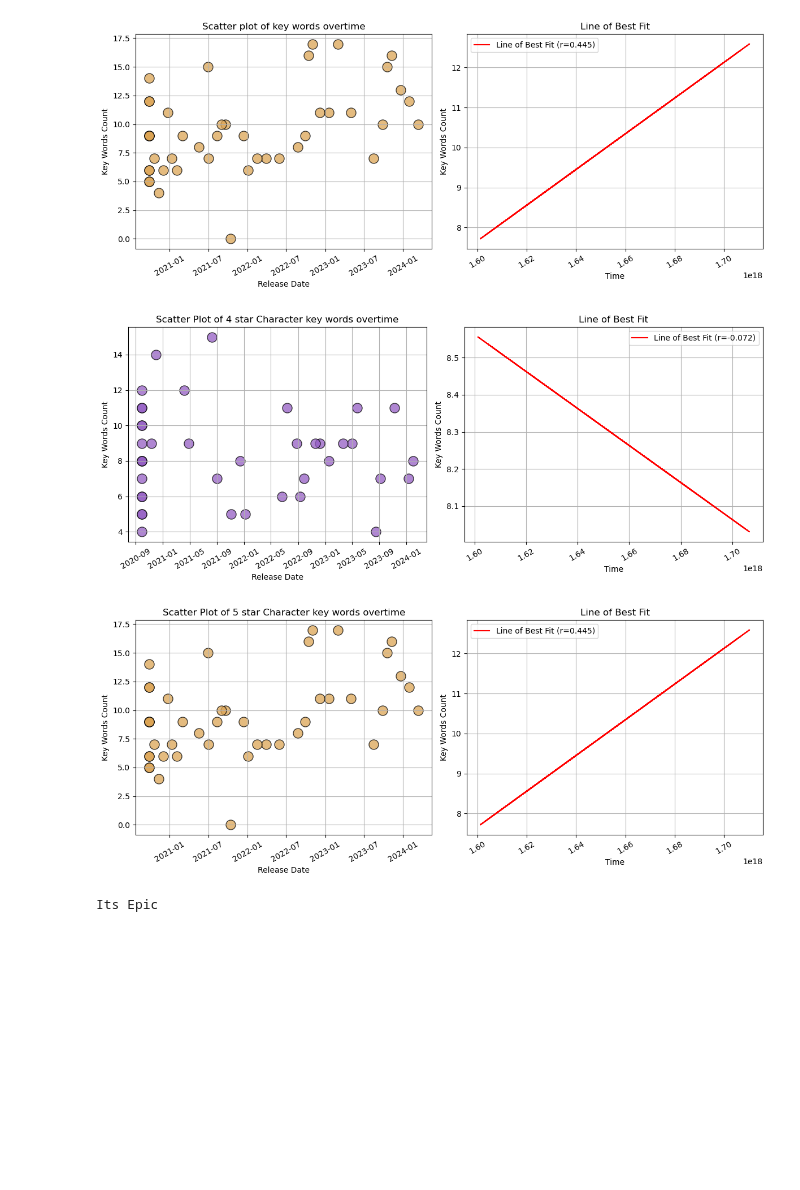
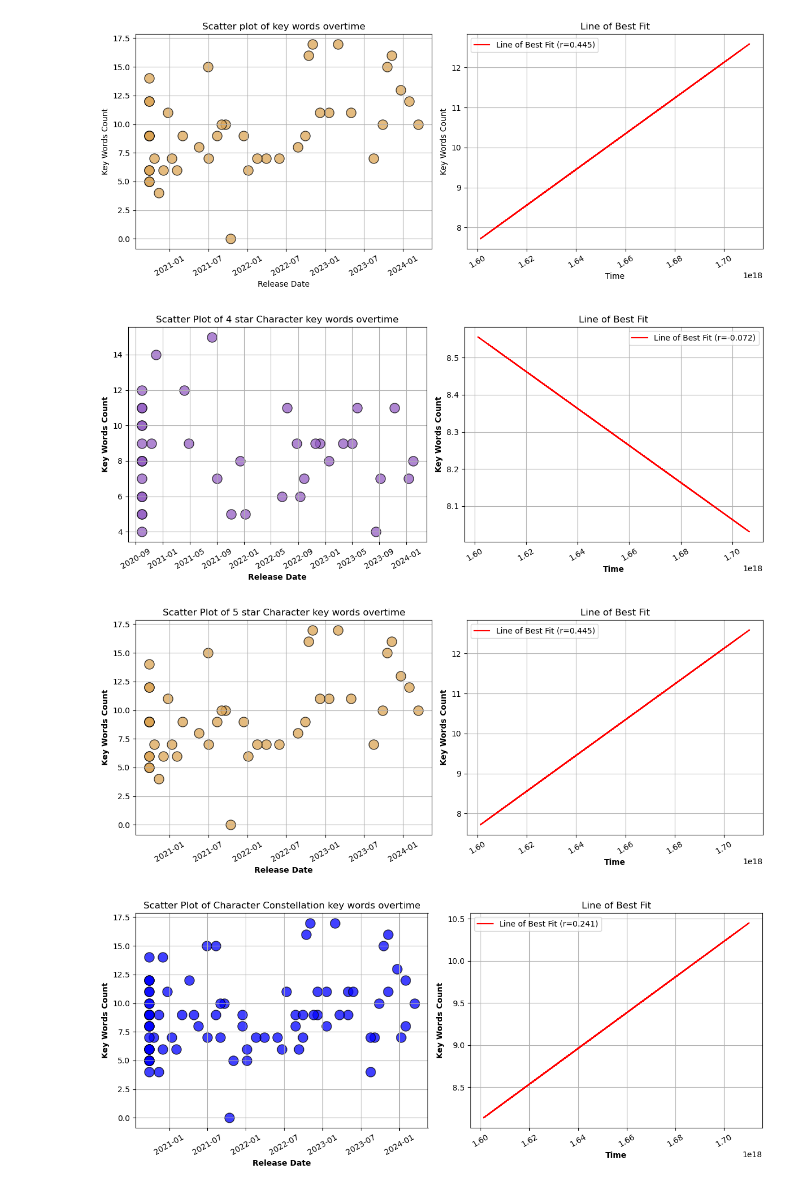
Before and after one commit to igntobias/BEE2041_Project, a Jupyter notebook: BEE_2041_Project_Pandas_File.ipynb, the cells around one changed output. Saved outputs shown, nothing was run; the diff lists cells and outputs as text; code cells hidden in the pictures; blank space fills up the shorter version.

```diff
--- a/BEE_2041_Project_Pandas_File.ipynb
+++ b/BEE_2041_Project_Pandas_File.ipynb
@@ -92,3 +88,11 @@ def count_target_words(Input, Target):
                 count += 1
 
     return count
+# %%
+#Modifying df1 to have compatible constellation descriptions
+
+df1['Constellation Desc'] = df1['Constellation Description'].replace(".", "").replace('(', "").replace(')', "")
+df1['Constellation Desc'] = df1['Constellation Desc'].apply(lambda x: x.lower())
+#df1 = df1.drop(columns = ['Constellation Description'])
+
+df1
@@ -378,14 +405,14 @@ def get_keyword_count_graph(dataframe):
 # %%
 get_keyword_count_graph(df2_Epic)
 get_keyword_count_graph(df2_Legendary)
+get_keyword_count_graph(df1)
 # %% [output]
-[figure, old version]
+[figure, new version]
-[figure, old version]
+[figure, new version]
+[figure, added]
 # %%
-if df2_Epic['Rarity'][0] == '4star':
-    print('Its Epic')
+#if df2_Epic['Rarity'][0] == '4star':
+#    print('Its Epic')
-# %% [output]
-Its Epic
 # %%
 #Creating a function to make a histogram
 
```
Also changed, not shown: parts of 14 cells of this notebook, 1 other file.
